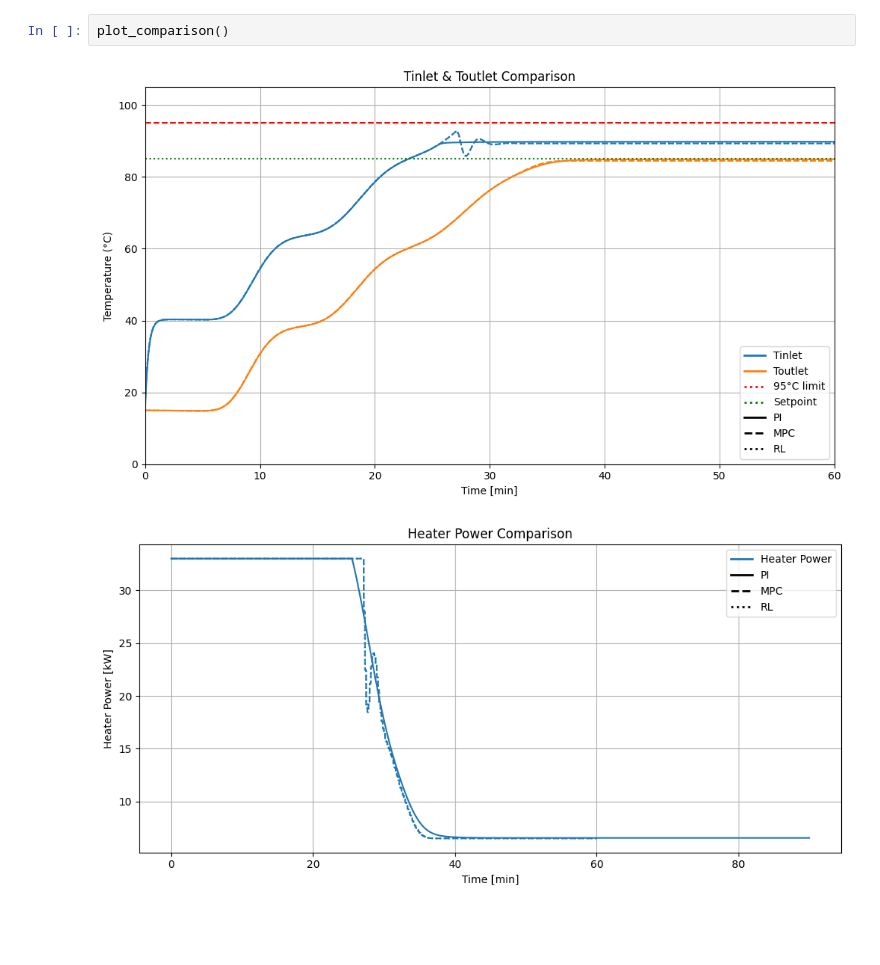
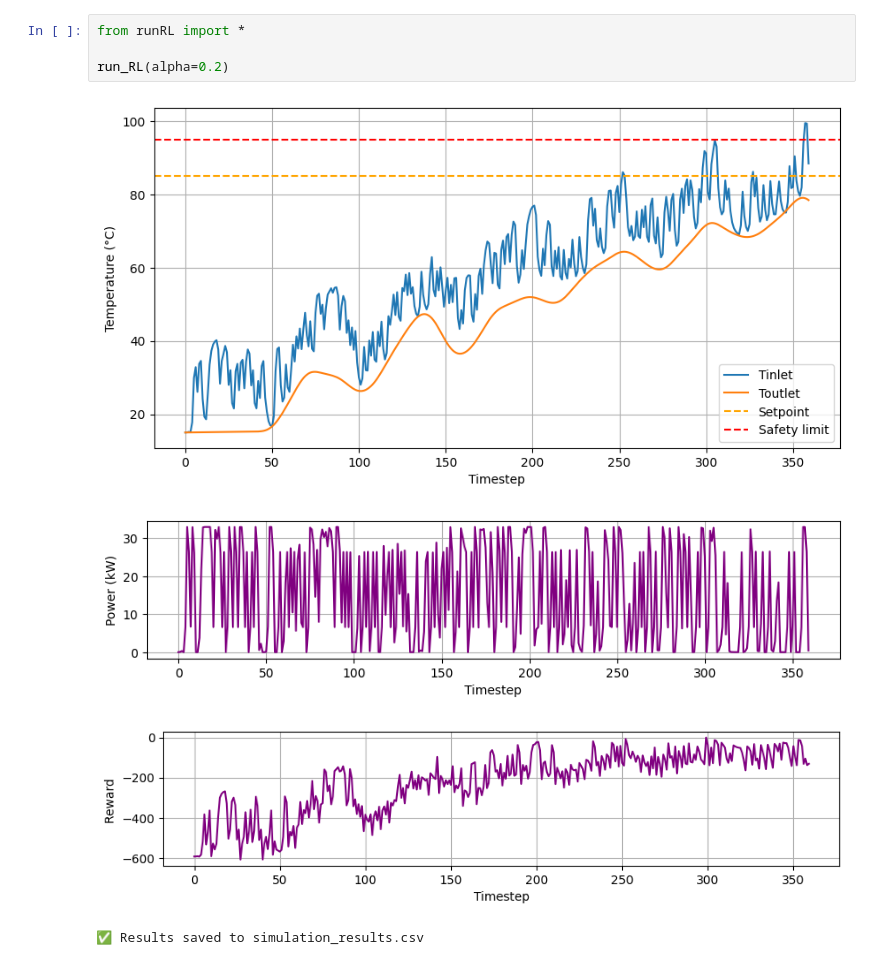
Before and after one commit to cetiennec/etiennechassaing.github.io, a Jupyter notebook: static/book/_sources/comparison.ipynb, the cells around one changed output. Drawn from its saved outputs; the diff is of its cells as text; blank space fills up the shorter version.

```diff
--- a/static/book/_sources/comparison.ipynb
+++ b/static/book/_sources/comparison.ipynb
@@ -97,5 +8,9 @@ def plot_comparison():
-# %%
-plot_comparison()
-# %% [output]
-[figure, removed]
-[figure, removed]
+# %%
+from runRL import *
+
+run_RL(alpha=0.2)
+# %% [output]
+[figure, added]
+[figure, added]
+[figure, added]
+✅ Results saved to simulation_results.csv
```
Also changed, not shown: parts of 1 cell of this notebook, 32 other files.
